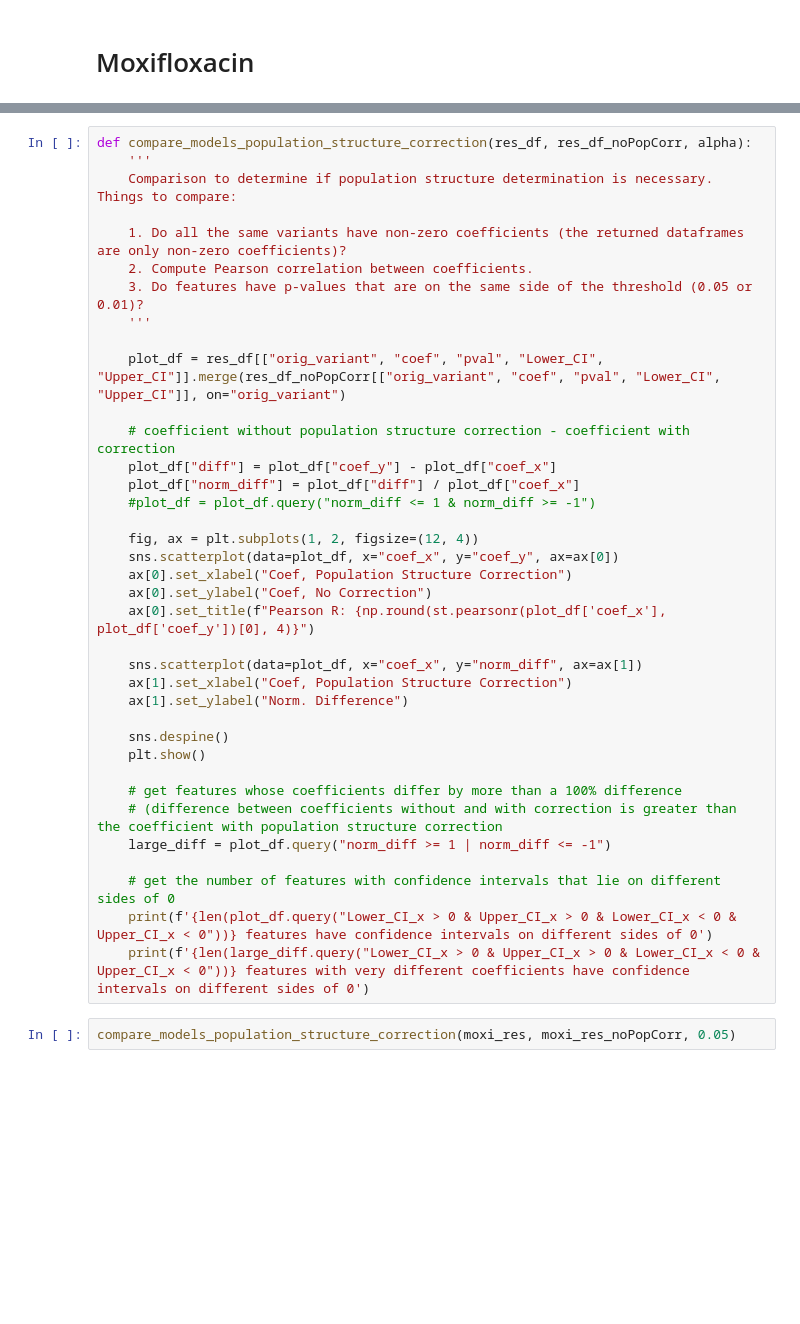
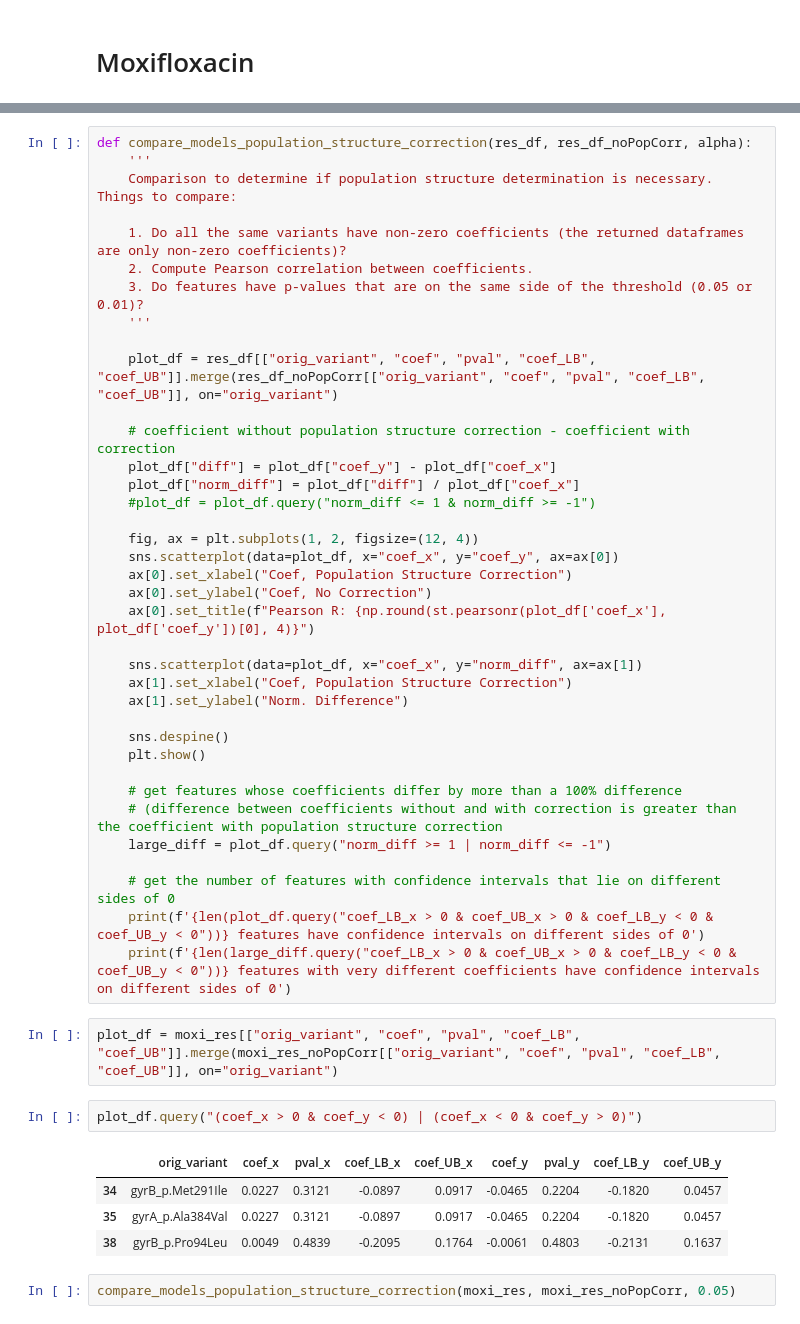
Before and after one commit to farhat-lab/who-analysis, a Jupyter notebook: analysis.ipynb, the cells around one changed output, grey strips where cells are left out. Drawn from its saved outputs; the diff is of its cells as text; blank space fills up the shorter version.

```diff
--- a/analysis.ipynb
+++ b/analysis.ipynb
@@ -121,7 +107,7 @@ def compare_models_population_structure_correction(res_df, res_df_noPopCorr, alp
     3. Do features have p-values that are on the same side of the threshold (0.05 or 0.01)?
     '''
 
-    plot_df = res_df[["orig_variant", "coef", "pval", "Lower_CI", "Upper_CI"]].merge(res_df_noPopCorr[["orig_variant", "coef", "pval", "Lower_CI", "Upper_CI"]], on="orig_variant")
+    plot_df = res_df[["orig_variant", "coef", "pval", "coef_LB", "coef_UB"]].merge(res_df_noPopCorr[["orig_variant", "coef", "pval", "coef_LB", "coef_UB"]], on="orig_variant")
 
     # coefficient without population structure correction - coefficient with correction
     plot_df["diff"] = plot_df["coef_y"] - plot_df["coef_x"]
@@ -146,8 +132,17 @@ def compare_models_population_structure_correction(res_df, res_df_noPopCorr, alp
     large_diff = plot_df.query("norm_diff >= 1 | norm_diff <= -1")
 
     # get the number of features with confidence intervals that lie on different sides of 0
-    print(f'{len(plot_df.query("Lower_CI_x > 0 & Upper_CI_x > 0 & Lower_CI_x < 0 & Upper_CI_x < 0"))} features have confidence intervals on different sides of 0')
-    print(f'{len(large_diff.query("Lower_CI_x > 0 & Upper_CI_x > 0 & Lower_CI_x < 0 & Upper_CI_x < 0"))} features with very different coefficients have confidence intervals on different sides of 0')
+    print(f'{len(plot_df.query("coef_LB_x > 0 & coef_UB_x > 0 & coef_LB_y < 0 & coef_UB_y < 0"))} features have confidence intervals on different sides of 0')
+    print(f'{len(large_diff.query("coef_LB_x > 0 & coef_UB_x > 0 & coef_LB_y < 0 & coef_UB_y < 0"))} features with very different coefficients have confidence intervals on different sides of 0')
+# %%
+plot_df = moxi_res[["orig_variant", "coef", "pval", "coef_LB", "coef_UB"]].merge(moxi_res_noPopCorr[["orig_variant", "coef", "pval", "coef_LB", "coef_UB"]], on="orig_variant")
+# %%
+plot_df.query("(coef_x > 0 & coef_y < 0) | (coef_x < 0 & coef_y > 0)")
+# %% [output]
+|  | orig_variant | coef_x | pval_x | coef_LB_x | coef_UB_x | coef_y | pval_y | coef_LB_y | coef_UB_y |
+| 34 | gyrB_p.Met291Ile | 0.0227 | 0.3121 | -0.0897 | 0.0917 | -0.0465 | 0.2204 | -0.1820 | 0.0457 |
+| 35 | gyrA_p.Ala384Val | 0.0227 | 0.3121 | -0.0897 | 0.0917 | -0.0465 | 0.2204 | -0.1820 | 0.0457 |
+| 38 | gyrB_p.Pro94Leu | 0.0049 | 0.4839 | -0.2095 | 0.1764 | -0.0061 | 0.4803 | -0.2131 | 0.1637 |
 # %%
 compare_models_population_structure_correction(moxi_res, moxi_res_noPopCorr, 0.05)
 # %% [output]
```
Also changed, not shown: parts of 3 cells of this notebook, 3 other files.
